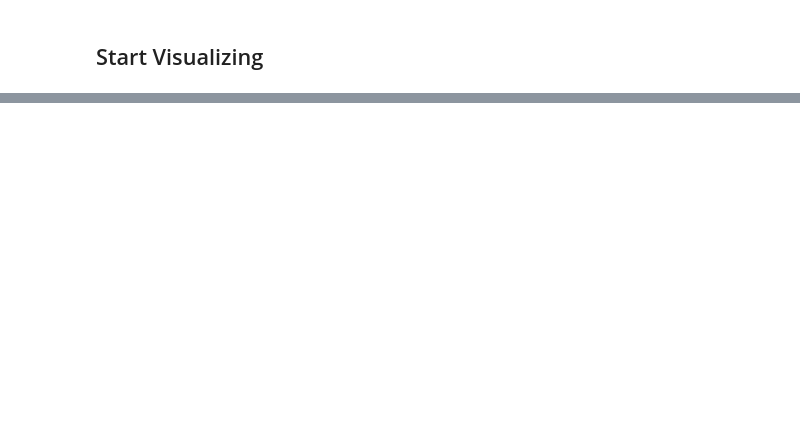
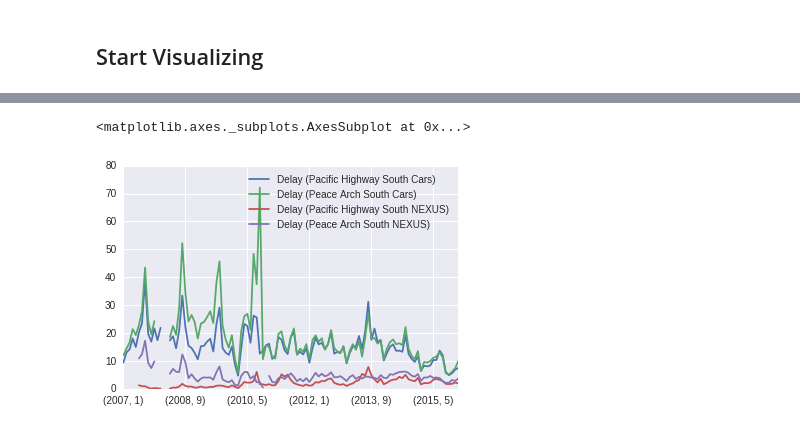
Before and after one commit to kartucson/border-project, a Jupyter notebook: Border Analysis.ipynb, the cells around one changed output, grey strips where cells are left out. Drawn from its saved outputs; the diff is of its cells as text; code cells hidden in the pictures; blank space fills up the shorter version.

```diff
--- a/Border Analysis.ipynb
+++ b/Border Analysis.ipynb
@@ -181,0 +569,5 @@ with plt.style.context('fivethirtyeight'):
+# %%
+nexus_vs_df[souths_list].groupby([nexus_vs_df.index.year, nexus_vs_df.index.month]).mean().plot()
+# %% [output]
+<matplotlib.axes._subplots.AxesSubplot at 0x...>
+[figure, added]
```
Also changed, not shown: parts of 113 cells of this notebook, 17 other files.
